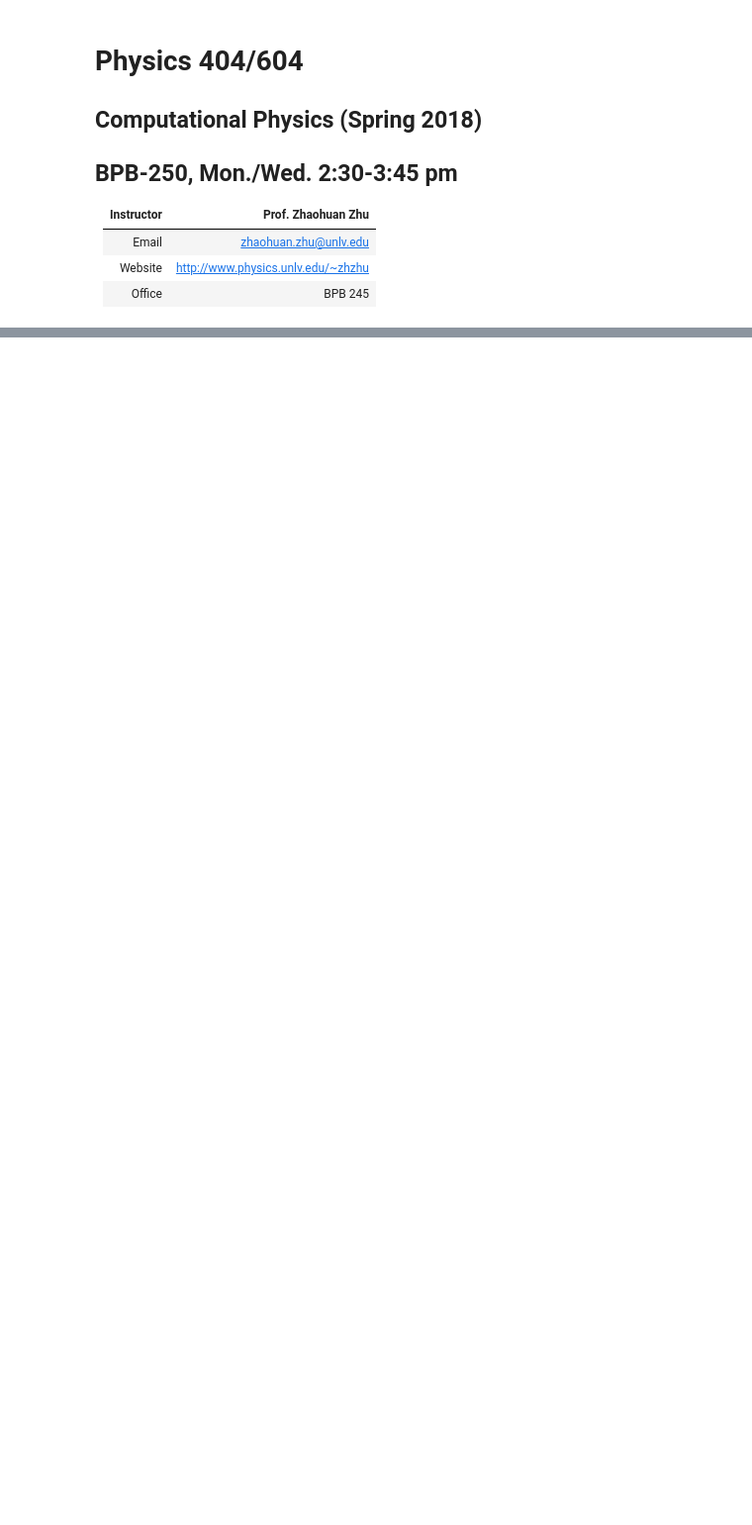
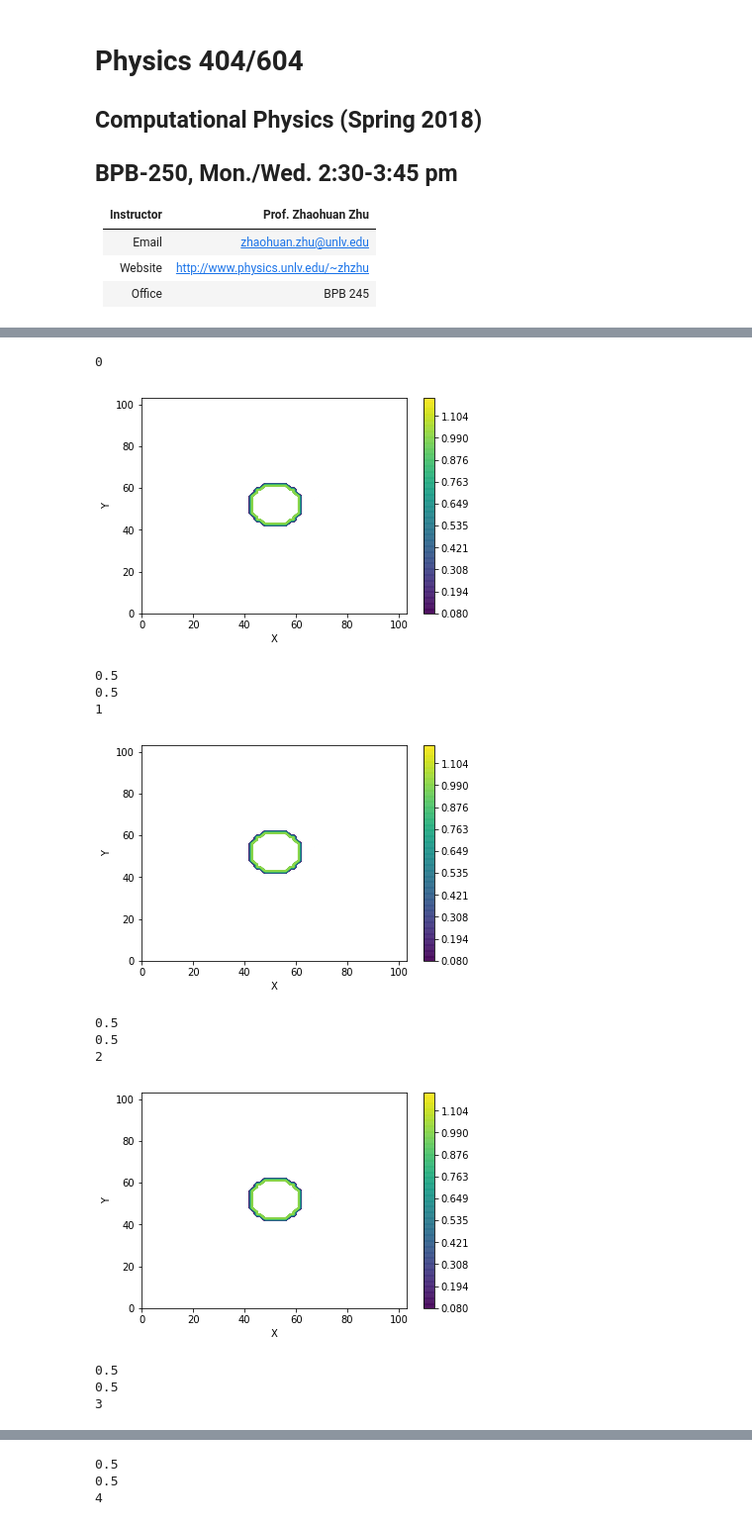
Before and after one commit to KyojoKilla/computational-physics-class-404-604-Spring-2019, a Jupyter notebook: PHYS404_HW12_PREROST.ipynb, the cells around one changed output, grey strips where cells are left out. Shown at 99% size. Drawn from its saved outputs; the diff is of its cells as text; code cells hidden in the pictures; blank space fills up the shorter version.

```diff
--- a/PHYS404_HW12_PREROST.ipynb
+++ b/PHYS404_HW12_PREROST.ipynb
@@ -539,0 +1091,16 @@ p.show()
+# %%
+main()
+# %% [output]
+0
+[figure, added]
+0.5
+0.5
+1
+[figure, added]
+0.5
+0.5
+2
+[figure, added]
+0.5
+0.5
+3
@@ -539,0 +1108,3 @@ p.show()
+0.5
+0.5
+4
```
Also changed, not shown: parts of 42 cells of this notebook, 1 other file.
